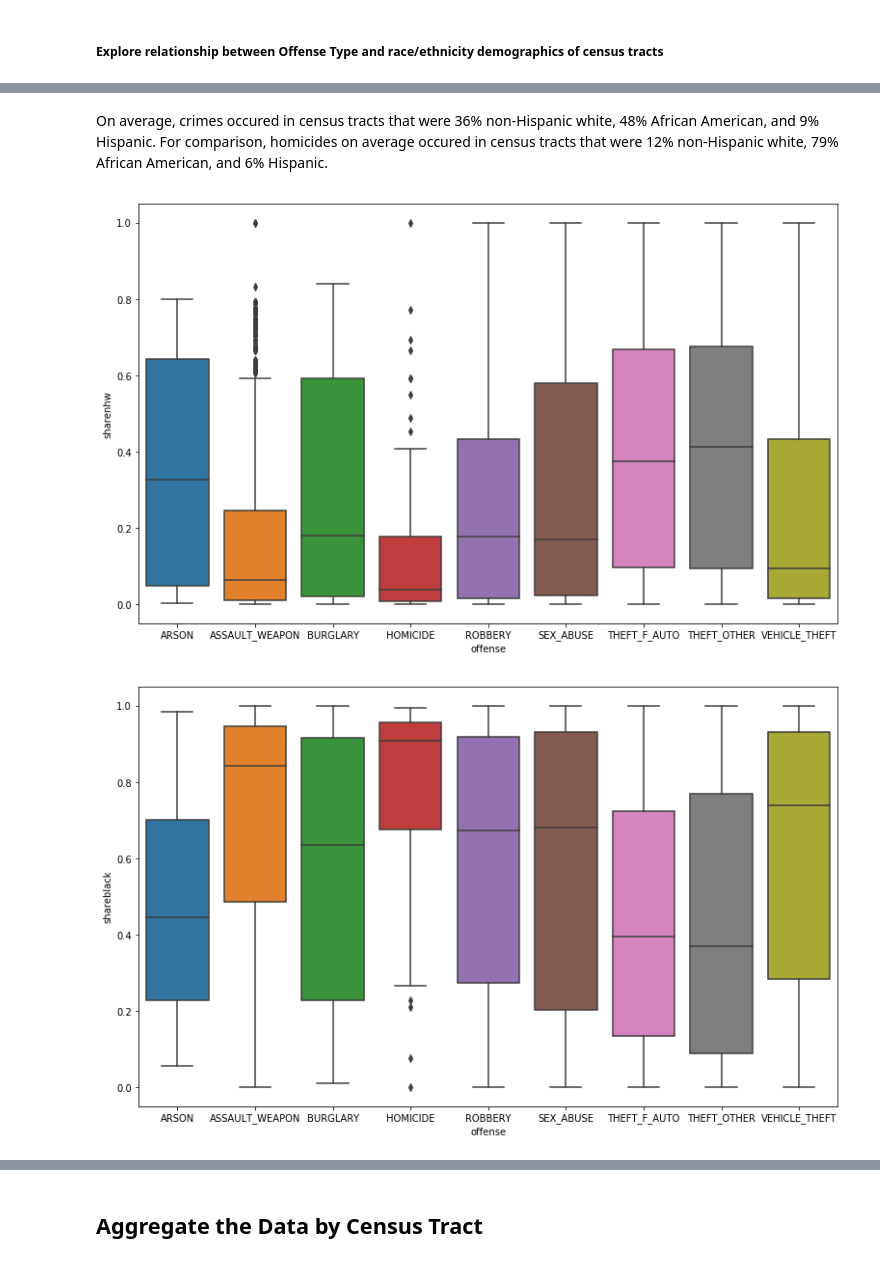
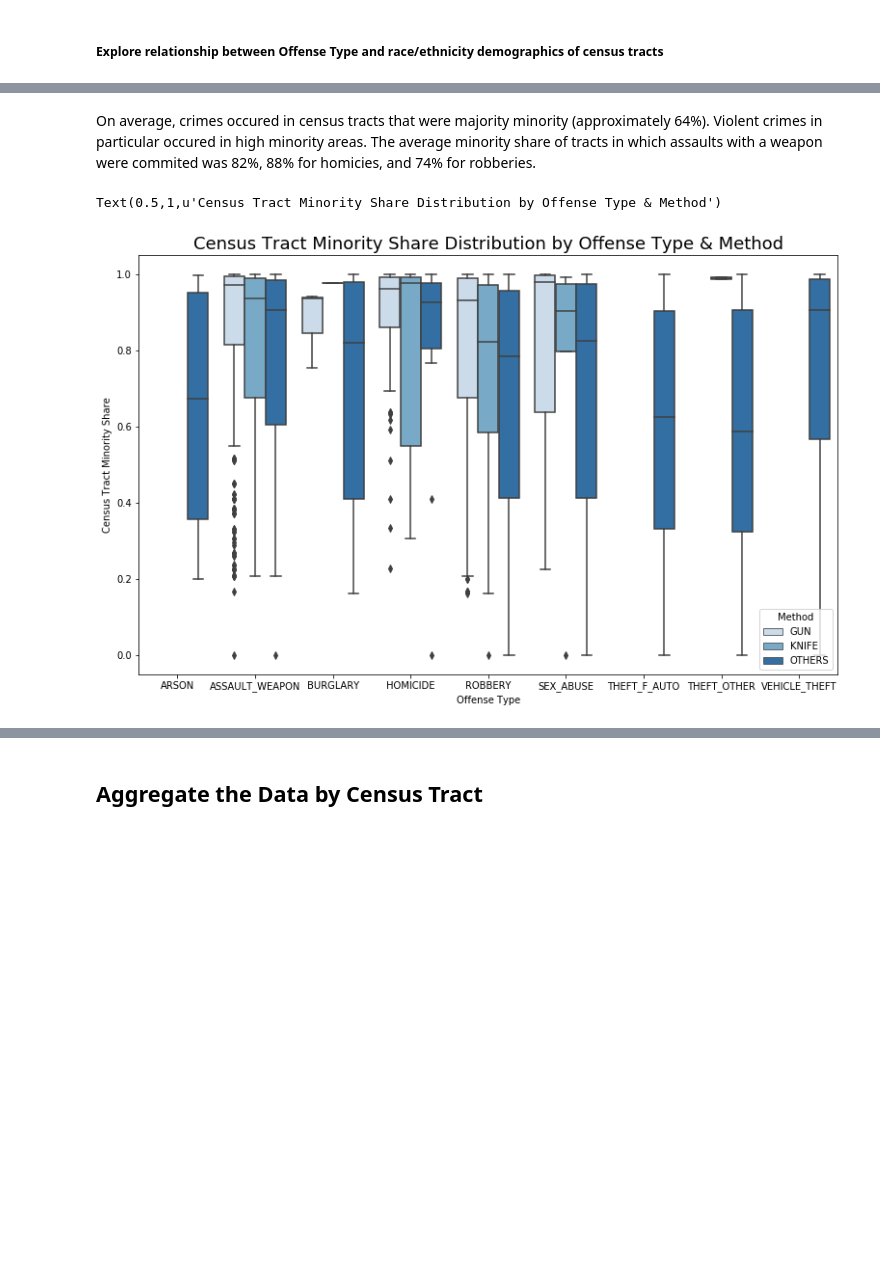
Before and after one commit to qziegler/project, a Jupyter notebook: analysis/dr_dc_crime.ipynb, the cells around one changed output, grey strips where cells are left out. Drawn from its saved outputs; the diff is of its cells as text; code cells hidden in the pictures; blank space fills up the shorter version.

```diff
--- a/analysis/dr_dc_crime.ipynb
+++ b/analysis/dr_dc_crime.ipynb
@@ -157,7 +199,7 @@ del data['_merge']
 # %% [markdown]
 ##### 2016 American Community Survey, 5-Year Estimates Unemployment Rate for Individuals 16 Years of Age and Older Data
 # %%
-link_employment = 'https://github.com/qziegler/data/raw/master/raw/ACS_16_5YR_S2301/ACS_16_5YR_S2301_with_ann.csv'
+link_employment = 'https://github.com/qziegler/project/raw/master/data/ACS_16_5YR_S2301/ACS_16_5YR_S2301_with_ann.csv'
 census_employment = pd.read_csv(link_employment, header=0)
 
 assert len(census_employment) == 180
@@ -205,7 +256,7 @@ del data['_merge']
 # %% [markdown]
 ###### 2016 American Community Survey, 5-Year Estimates Occupancy Status Data
 # %%
-link_occupancy = 'https://github.com/qziegler/data/raw/master/raw/ACS_16_5YR_B25002/ACS_16_5YR_B25002_with_ann.csv'
+link_occupancy = 'https://github.com/qziegler/project/raw/master/data/ACS_16_5YR_B25002/ACS_16_5YR_B25002_with_ann.csv'
 census_occupancy = pd.read_csv(link_occupancy, header=0)
 
 assert len(census_occupancy) == 180
@@ -259,0 +319,4 @@ del data['_merge']
+# %%
+data = data[data['_merge']=='both']
+assert len(data) == 32987
+del data['_merge']
@@ -265,8 +340,6 @@ print(data.dtypes)
 cat_vars = ['offense', 'method']
 for var in cat_vars:
     data[var] = data[var].astype('category')
-
-data['hh_med_income'].replace(0,np.nan,inplace=True)
 # %% [output]
 report_dat               object
 shift                    object
@@ -417,13 +491,14 @@ pd.concat([nhw, black, hisp],1)
-# %% [markdown]
-On average, crimes occured in census tracts that were 36% non-Hispanic white, 48% African American, and 9% Hispanic.
-For comparison, homicides on average occured in census tracts that were 12% non-Hispanic white, 79% African American, and 6% Hispanic.
+# %% [markdown]
+On average, crimes occured in census tracts that were majority minority (approximately 64%). Violent crimes in particular occured in high minority areas. The average minority share of tracts in which assaults with a weapon were commited was 82%, 88% for homicies, and 74% for robberies.
 # %%
 from matplotlib import pyplot
-
-for race in 'sharenhw', 'shareblack', 'sharehisp':
-    mydims = (13,8)
-    fig, ax = pyplot.subplots(figsize=mydims)
-    sns.boxplot(x='offense', y=race, data=data, ax=ax)
+mydims = (13,8)
+fig, ax = pyplot.subplots(figsize=mydims)
+sns.boxplot(x='offense', y='sharemin', data=data, ax=ax, hue='method', palette='Blues')
+plt.xlabel('Offense Type')
+plt.ylabel('Census Tract Minority Share')
+plt.legend(title='Method',loc='lower right')
+plt.title('Census Tract Minority Share Distribution by Offense Type & Method', size=18)
 # %% [output]
+Text(0.5,1,u'Census Tract Minority Share Distribution by Offense Type & Method')
-[figure, old version]
+[figure, new version]
-[figure, removed]
```
Also changed, not shown: parts of 53 cells of this notebook.
